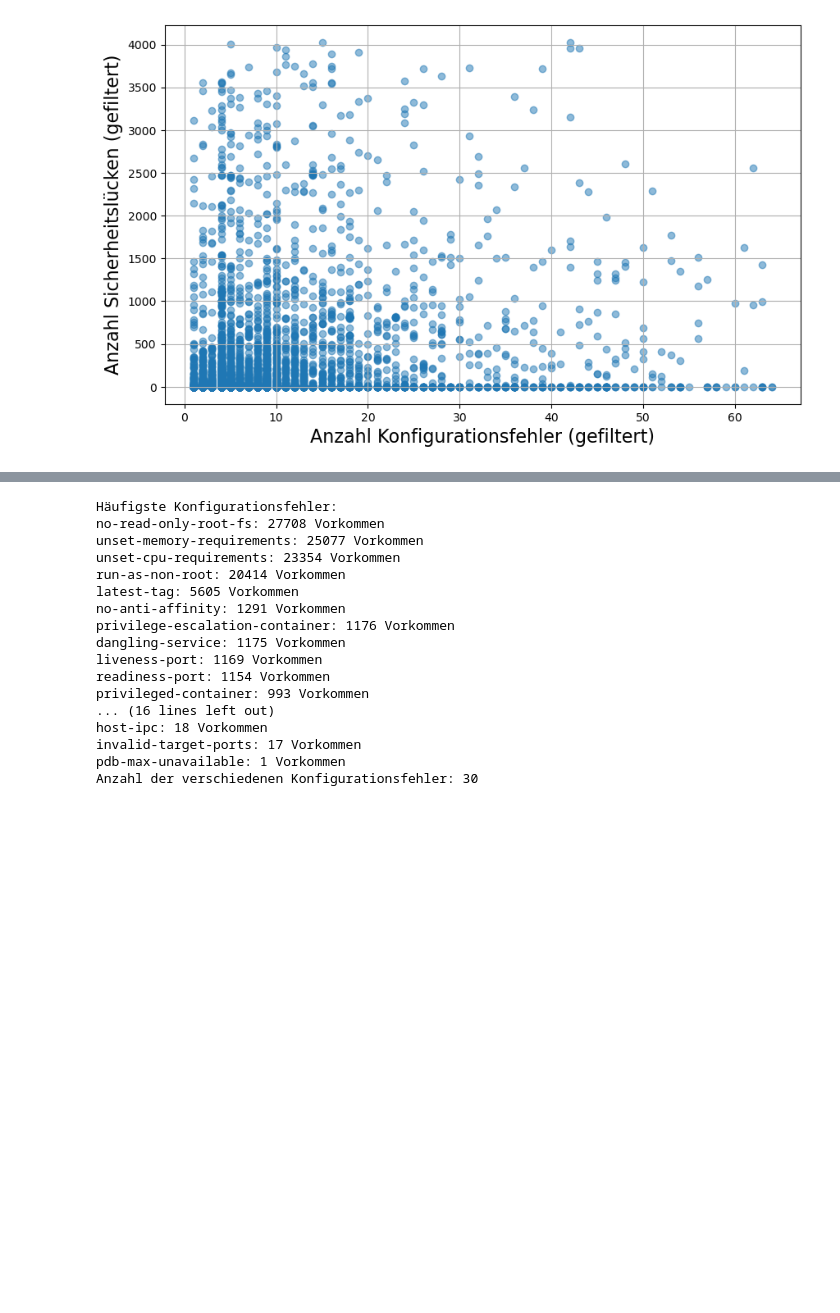
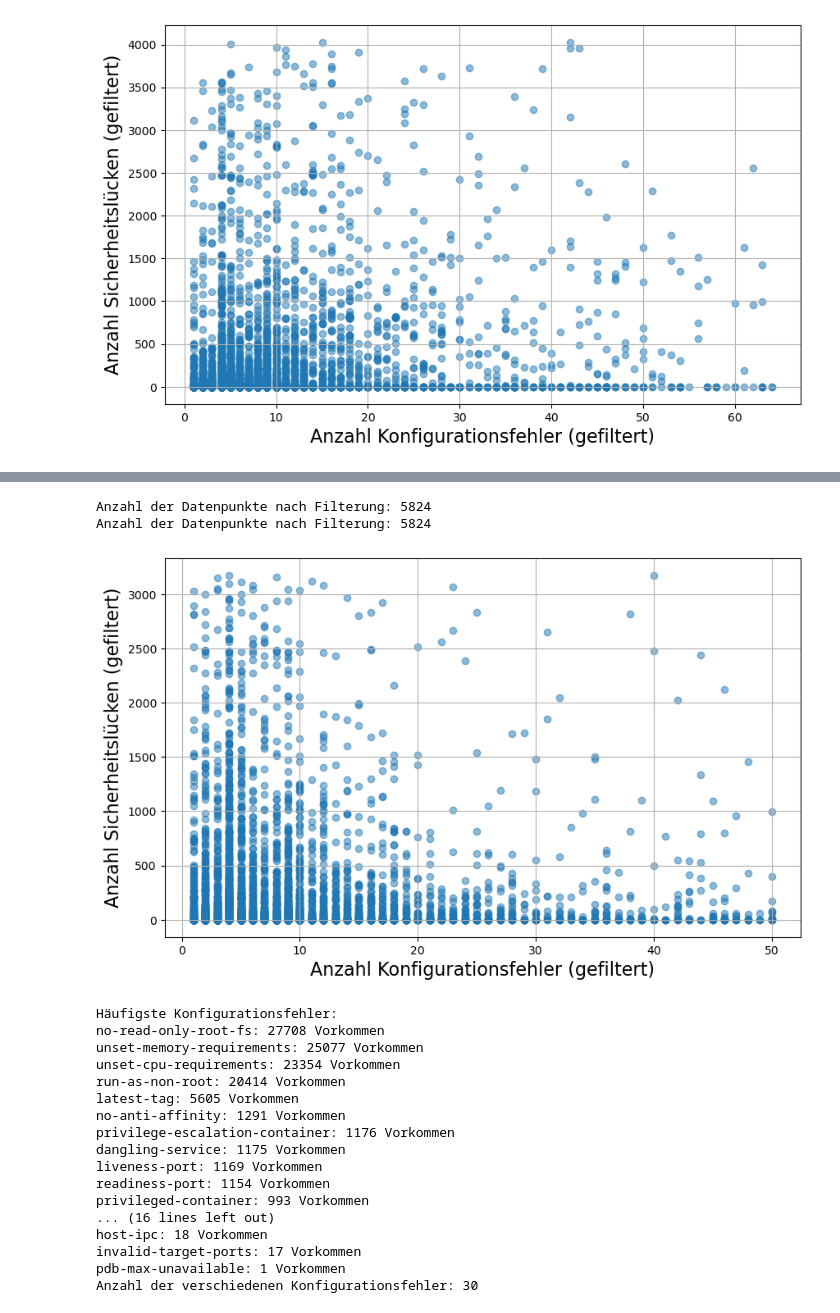
Before and after one commit to david-jnz/bachelor-security-helm-charts, a Jupyter notebook: data_analysis/03.ipynb, the cells around one changed output, grey strips where cells are left out. Saved outputs shown, nothing was run; the diff lists cells and outputs as text; code cells hidden in the pictures; blank space fills up the shorter version.

```diff
--- a/data_analysis/03.ipynb
+++ b/data_analysis/03.ipynb
@@ -185,3 +196,34 @@ plt.show()
+# %%
+# Streudiagramm gefiltert
+import numpy as np
+import matplotlib.pyplot as plt
+
+misconfig = np.array(misconfigurations)
+vuln = np.array(vulnerabilities)
+
+misconfig_max = np.percentile(misconfig, 97)
+vuln_max = np.percentile(vuln, 97)
+
+misconfig_data = misconfig[misconfig <= misconfig_max]
+vuln_data = vuln[vuln <= vuln_max]
+
+min_len = min(len(misconfig_data), len(vuln_data))
+misconfig_data = misconfig_data[:min_len]
+vuln_data = vuln_data[:min_len]
+
+print(f"Anzahl der Datenpunkte nach Filterung: {len(misconfig_data)}")
+print(f"Anzahl der Datenpunkte nach Filterung: {len(vuln_data)}")
+
+plt.figure(figsize=(10, 6))
+plt.scatter(misconfig_data, vuln_data, alpha=0.5)
+plt.xlabel("Anzahl Konfigurationsfehler (gefiltert)", fontsize=16)
+plt.ylabel("Anzahl Sicherheitslücken (gefiltert)", fontsize=16)
+plt.grid(True)
+plt.show()
+# %% [output]
+Anzahl der Datenpunkte nach Filterung: 5824
+Anzahl der Datenpunkte nach Filterung: 5824
+[figure, added]
 # %%
 # Häufigster Konfigurationsfehler
 check_list = {}
```
Also changed, not shown: parts of 10 cells of this notebook, 3 other files.
